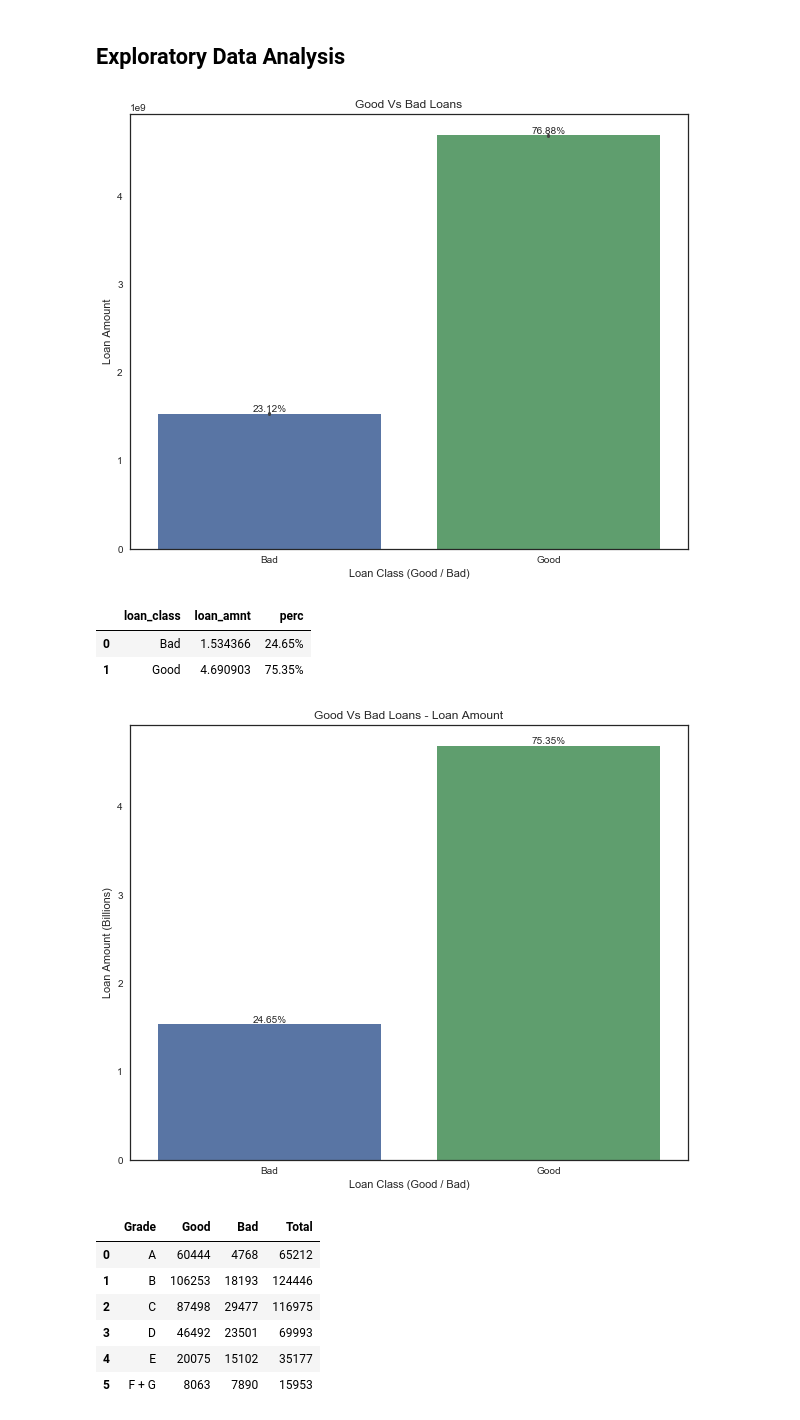
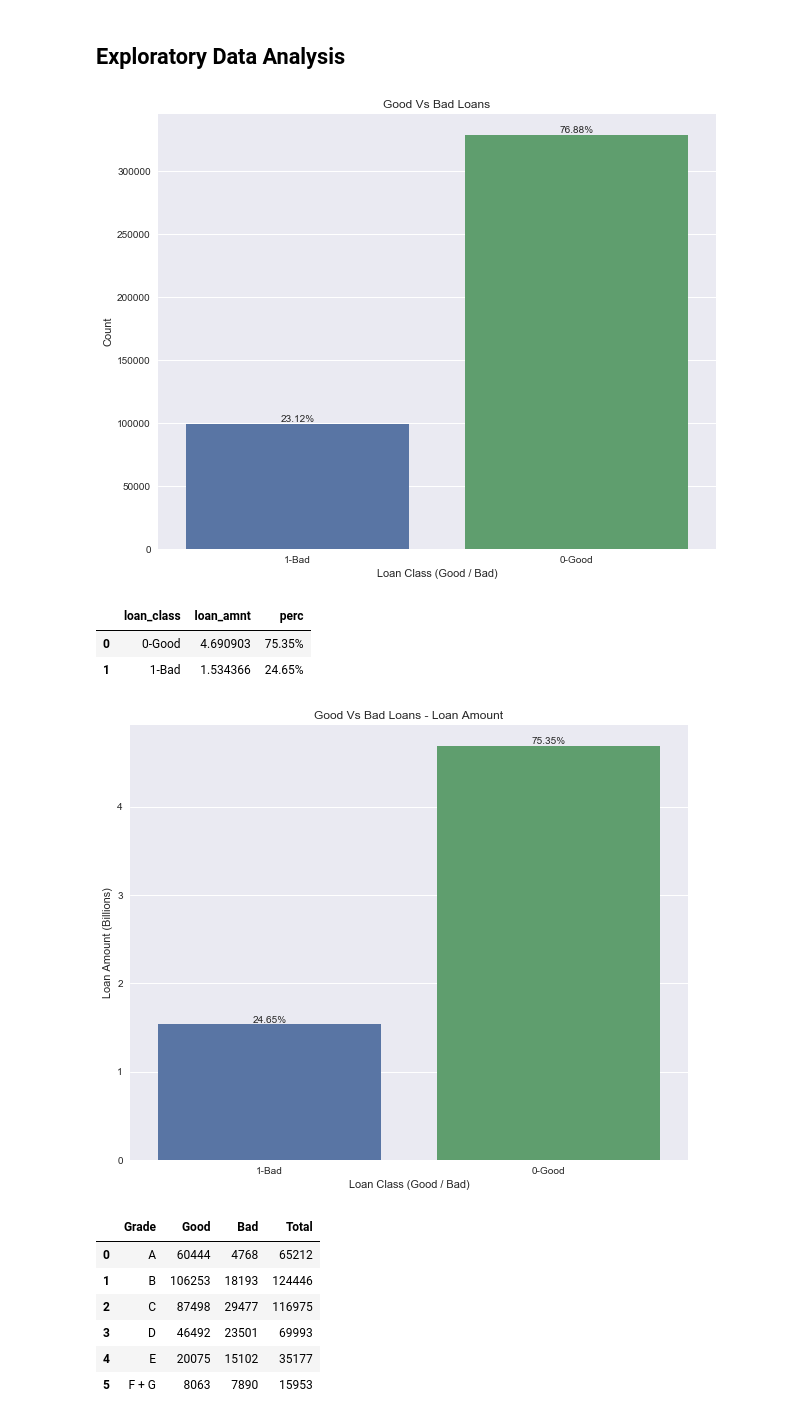
Before and after one commit to anurekhat/Capstone, a Jupyter notebook: LendingClub/Data-Preparation.ipynb, the cells around one changed output. Cells and saved outputs as stored; diff of their text form; code cells hidden in the pictures.

```diff
--- a/LendingClub/Data-Preparation.ipynb
+++ b/LendingClub/Data-Preparation.ipynb
@@ -46,4 +46,7 @@ loan_data = pd.concat(frames, axis = 0)
 # Since 2012-2013 dataset is having the minimal features, using that as the reference for column list
 loans_1213.dropna(axis = 1, how = 'all', inplace= True)
 loan_data = loan_data[loans_1213.columns]
+# %%
+#calculating roi
+loan_data['roi_inv'] = (loan_data.total_pymnt_inv - loan_data.funded_amnt_inv) / loan_data.funded_amnt_inv
 # %%
@@ -169,9 +171,9 @@ def classify_loan(row) :
     val = ''
     #if ((row.loan_status in ['Fully Paid', 'Current']) ) :
     if ((row.loan_status in ['Fully Paid']) ) :
-        val = 'Good'
+        val = '0-Good'
     else :
-        val = 'Bad'
+        val = '1-Bad'
     return val
 
 loan_data['loan_class'] = loan_data.apply(classify_loan, axis = 1)
@@ -198,21 +201,21 @@ loans_mf.to_csv('prepared_loans.csv', index = False)
 # %%
 #Loans by Loan class
 sns.set_context({"figure.figsize": (10, 8)})
-ax = sns.countplot(x = 'loan_class', data = loan_data, order = ['Bad', 'Good'])
+ax = sns.countplot(x = 'loan_class', data = loan_data, order = ['1-Bad', '0-Good'])
 ax.set_xlabel('Loan Class (Good / Bad)')
 ax.set_ylabel('Count')
 ax.set_title('Good Vs Bad Loans')
 
 # Now make some labels
 labels = ['23.12%', '76.88%']
 rects = ax.patches
 for rect, label in zip(rects, labels):
     height = rect.get_height()
     ax.text(rect.get_x() + rect.get_width()/2, height + 5, label, ha='center', va='bottom')
 
 plt.savefig('Count_by_class.png')
 # %% [output]
-[figure, old version]
+[figure, new version]
 # %%
 #Loan Amount by Loan class
 by_class = loan_data.groupby('loan_class').agg({'loan_amnt': 'sum'})
@@ -228,16 +231,16 @@ by_class['loan_amnt'] = by_class.loan_amnt / 1000000000
 by_class
 # %% [output]
 |  | loan_class | loan_amnt | perc |
-| 0 | Bad | 1.534366 | 24.65% |
-| 1 | Good | 4.690903 | 75.35% |
+| 0 | 0-Good | 4.690903 | 75.35% |
+| 1 | 1-Bad | 1.534366 | 24.65% |
 # %%
-ax1 = sns.barplot(x = 'loan_class', y = 'loan_amnt', data = by_class, order = ['Bad', 'Good'])
+ax1 = sns.barplot(x = 'loan_class', y = 'loan_amnt', data = by_class, order = ['1-Bad', '0-Good'])
 ax1.set_xlabel('Loan Class (Good / Bad)')
 ax1.set_ylabel('Loan Amount (Billions)')
 ax1.set_title('Good Vs Bad Loans - Loan Amount')
 
 # Now make some labels
-labels = by_class.perc
+labels =['24.65%', '75.35%']
 rects = ax1.patches
 for rect, label in zip(rects, labels):
     height = rect.get_height()
@@ -245,7 +248,7 @@ for rect, label in zip(rects, labels):
 
 plt.savefig('Amnt_by_class.png')
 # %% [output]
-[figure, old version]
+[figure, new version]
 # %%
 #Loans by Grade
 by_grade = loan_data.groupby(['grade', 'loan_class']).size()
```
Also changed, not shown: parts of 4 cells of this notebook, 2 other files.
